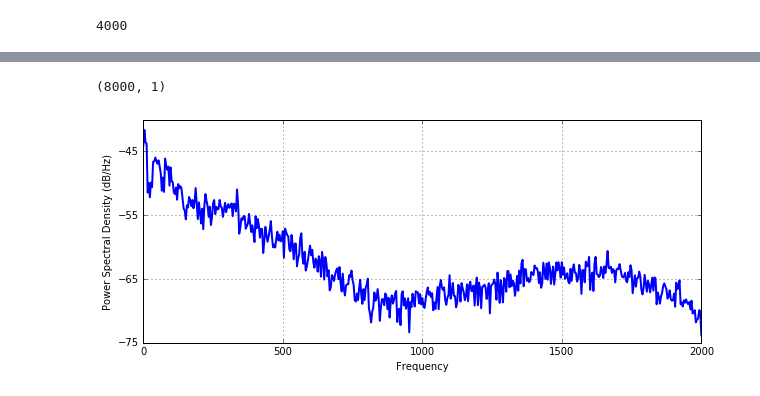
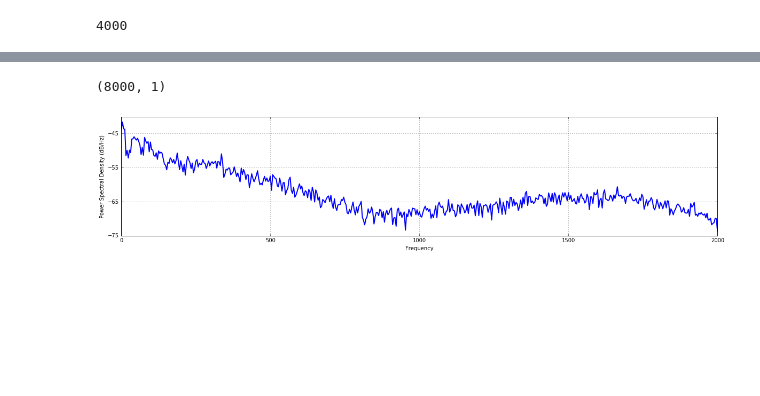
Before and after one commit to Poswer96/filtra_23-i, a Jupyter notebook: src/1. Contextualización/3. Espectro de frecuencias de una señal.ipynb, the cells around one changed output, grey strips where cells are left out. Saved outputs shown, nothing was run; the diff lists cells and outputs as text; code cells hidden in the pictures; blank space fills up the shorter version.

```diff
--- a/src/1. Contextualización/3. Espectro de frecuencias de una señal.ipynb
+++ b/src/1. Contextualización/3. Espectro de frecuencias de una señal.ipynb
@@ -254,9 +255,9 @@ plt.show()
 # %%
 print sgm.shape
 
-plt.figure(figsize=(10,4))
+plt.figure(figsize=(20,4))
 plt.psd(sgm[:,0],NFFT=1024,Fs=sr,linewidth=2)
 plt.show()
 # %% [output]
 (8000, 1)
-[figure, old version]
+[figure, new version]
```
Also changed, not shown: parts of 3 cells of this notebook, 1 other file.
